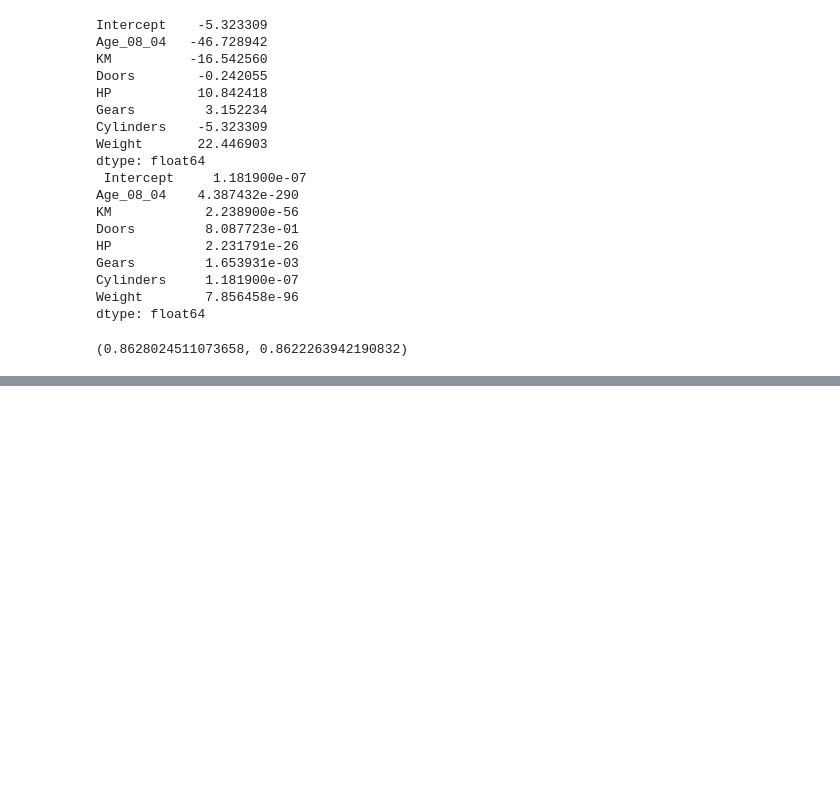
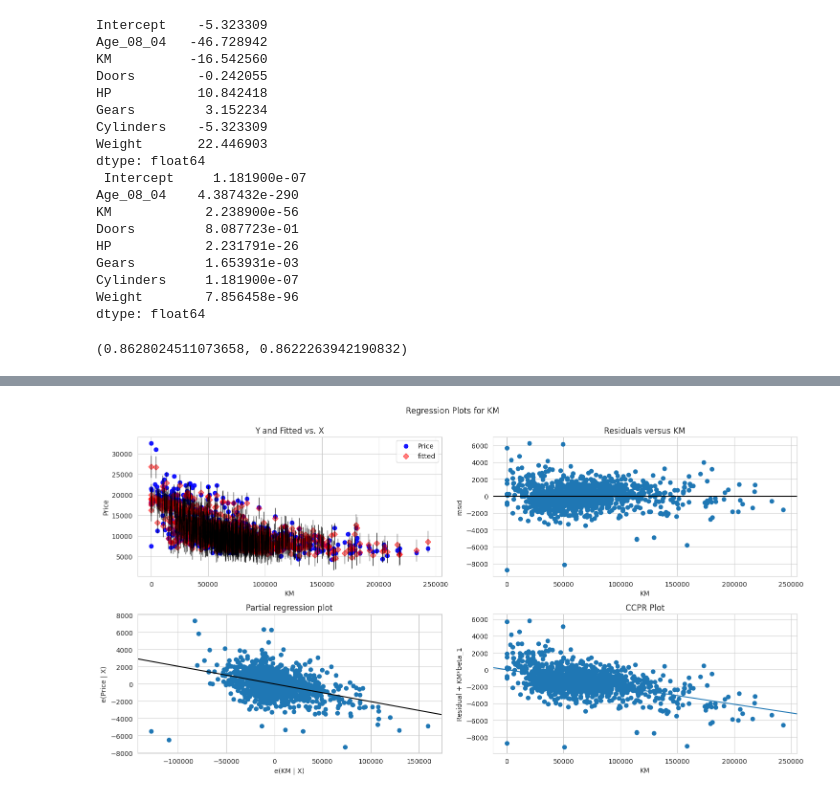
Before and after one commit to Vignesh-kanna/ml_with_flask, a Jupyter notebook: Toyoto_Linear_Regression.ipynb, the cells around one changed output, grey strips where cells are left out. Cells and saved outputs as stored; diff of their text form; code cells hidden in the pictures; blank space fills up the shorter version.

```diff
--- a/Toyoto_Linear_Regression.ipynb
+++ b/Toyoto_Linear_Regression.ipynb
@@ -173,0 +283,17 @@ dtype: float64
+# %%
+import pandas as pd
+import matplotlib.pyplot as plt
+import seaborn as sns
+import statsmodels.api as sm
+from sklearn.model_selection import train_test_split
+y = df_cleaned['Price']
+X = df_cleaned[['Age_08_04', 'KM', 'Doors', 'HP', 'Gears', 'Cylinders', 'Weight']]
+X_train, X_test, y_train, y_test = train_test_split(X, y, test_size=0.2, random_state=42)
+
+model = sm.OLS(y_train, sm.add_constant(X_train)).fit()
+
+fig = plt.figure(figsize=(15, 8))
+fig = sm.graphics.plot_regress_exog(model, 'KM', fig=fig)
+plt.show()
+# %% [output]
+[figure, added]
```
Also changed, not shown: parts of 21 cells of this notebook.
